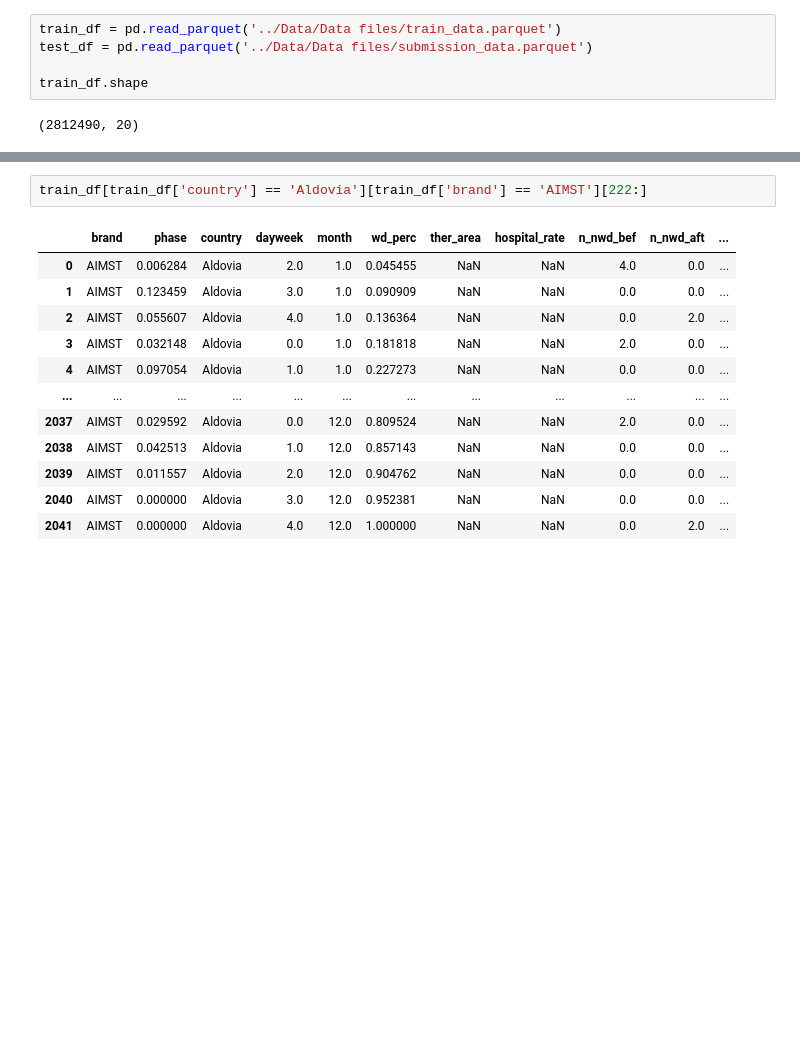
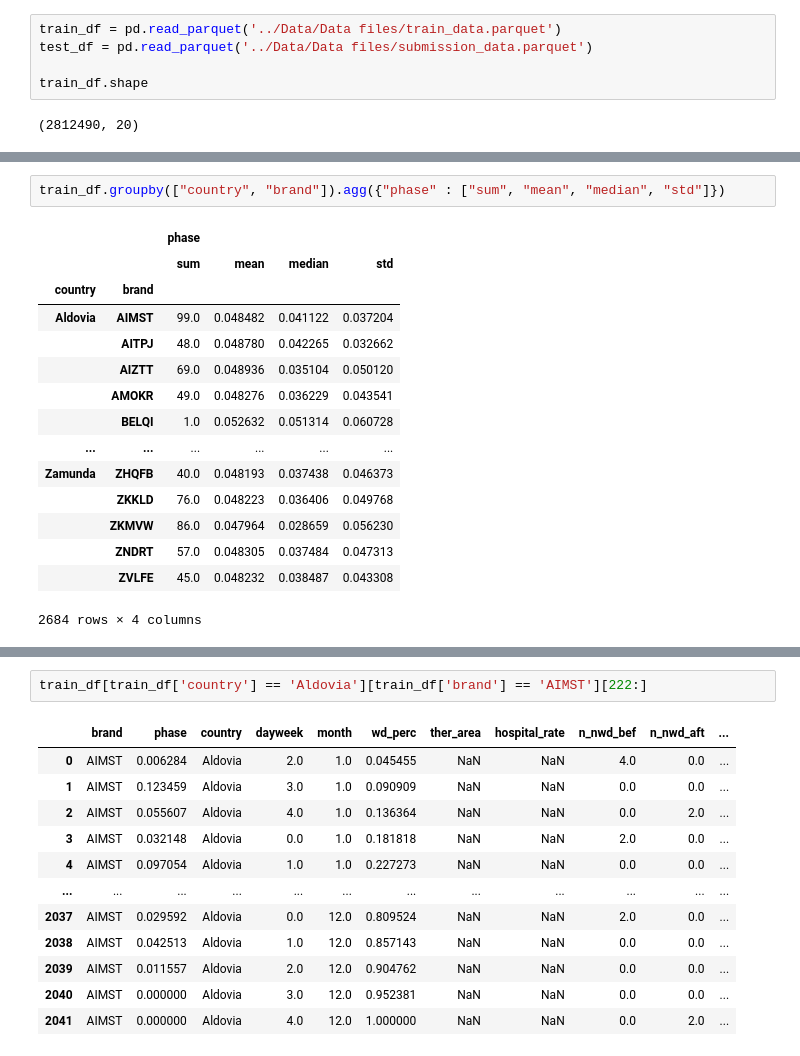
Before and after one commit to guimCC/Novartis_Datathon_2023, a Jupyter notebook: Scripts/data_lag.ipynb, the cells around one changed output, grey strips where cells are left out. Drawn from its saved outputs; the diff is of its cells as text; blank space fills up the shorter version.

```diff
--- a/Scripts/data_lag.ipynb
+++ b/Scripts/data_lag.ipynb
@@ -17,0 +61,18 @@ train_df.shape
+# %%
+train_df.groupby(["country", "brand"]).agg({"phase" : ["sum", "mean", "median", "std"]})
+# %% [output]
+|  |  | phase |  |  |  |
+|  |  | sum | mean | median | std |
+| country | brand |  |  |  |  |
+| Aldovia | AIMST | 99.0 | 0.048482 | 0.041122 | 0.037204 |
+|  | AITPJ | 48.0 | 0.048780 | 0.042265 | 0.032662 |
+|  | AIZTT | 69.0 | 0.048936 | 0.035104 | 0.050120 |
+|  | AMOKR | 49.0 | 0.048276 | 0.036229 | 0.043541 |
+|  | BELQI | 1.0 | 0.052632 | 0.051314 | 0.060728 |
+| ... | ... | ... | ... | ... | ... |
+| Zamunda | ZHQFB | 40.0 | 0.048193 | 0.037438 | 0.046373 |
+|  | ZKKLD | 76.0 | 0.048223 | 0.036406 | 0.049768 |
+|  | ZKMVW | 86.0 | 0.047964 | 0.028659 | 0.056230 |
+|  | ZNDRT | 57.0 | 0.048305 | 0.037484 | 0.047313 |
+|  | ZVLFE | 45.0 | 0.048232 | 0.038487 | 0.043308 |
+2684 rows × 4 columns
```
Also changed, not shown: parts of 11 cells of this notebook.
